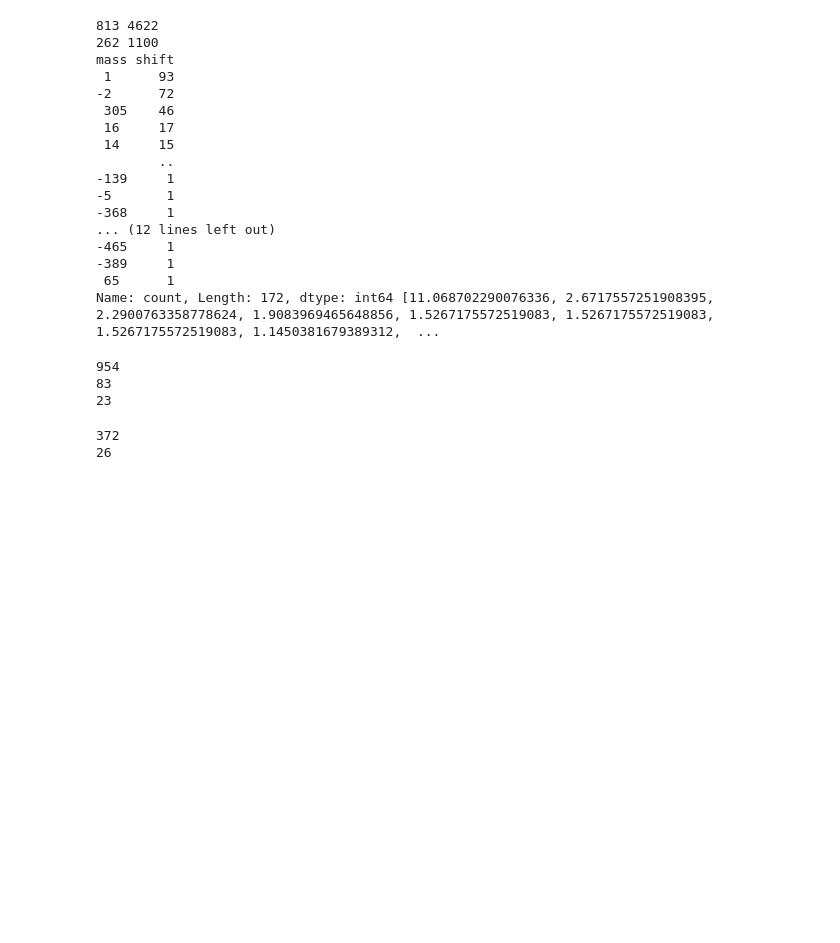
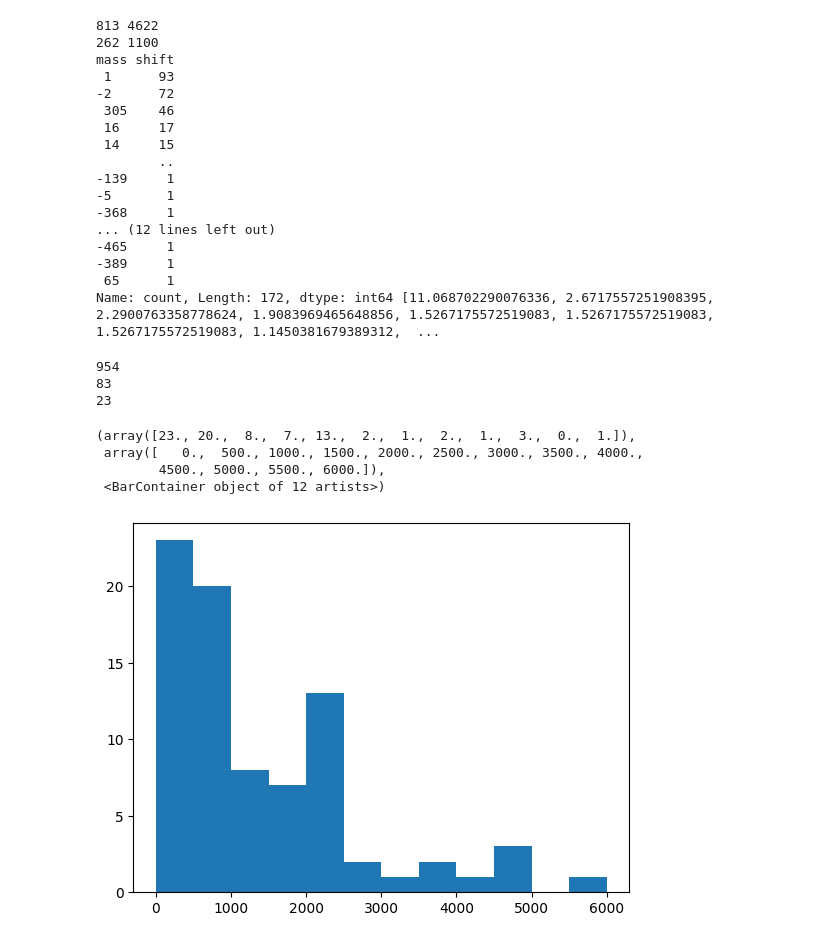
Before and after one commit to todanielwang/TopMPI, a Jupyter notebook: Experiments/notebook.ipynb, the cells around one changed output. Drawn from its saved outputs; the diff is of its cells as text; code cells hidden in the pictures; blank space fills up the shorter version.

```diff
--- a/Experiments/notebook.ipynb
+++ b/Experiments/notebook.ipynb
@@ -5045,63 +5045,56 @@ Name: count, Length: 172, dtype: int64 [11.068702290076336, 2.6717557251908395,
 import util
 import pandas as pd
 import matplotlib.pyplot as plt
+import numpy as np
 
 prsm = util.read_tsv("Figures/fig5-6Venndiagram/Yeast_1_TotalPrSM.tsv")
 
 primary_prsm = prsm[~prsm['Data file name'].str.contains('SecondPrSM_ms2.msalign')].reset_index(drop=True)
 secondary_prsm = prsm[prsm['Data file name'].str.contains('SecondPrSM_ms2.msalign')].reset_index(drop=True)
 
 output = pd.merge(left=primary_prsm, right=secondary_prsm, on="Scan(s)", how="inner")
 
 print(output.shape[0])
 
 common = output[output["Protein accession_x"] == output['Protein accession_y']].reset_index(drop=True)
 interest = output[output["Protein accession_x"] != output['Protein accession_y']].reset_index(drop=True)
 
 interest["avglogEvalue"] = (np.log(interest["E-value_x"]) + np.log(interest["E-value_y"])) / 2
-interest.sort_values(by="avglogEvalue")
+interest = interest.sort_values(by="avglogEvalue")
 
 
-interest.to_csv("interest.tsv", sep="\t", index=False)
+# interest.to_csv("interest.tsv", sep="\t", index=False)
 
 common["diff"] = abs(common["Precursor mass_x"] - common["Precursor mass_y"])
 
 
 
 print(common.shape[0])
 
 print(common[common["diff"] < 500].shape[0])
+
+bins = range(0, 6500, 500)
+
+plt.hist(common["diff"], bins=bins)
+
+# plt.close()
+
+# plt.hist(common[common["diff"] < 500]["diff"])
+
+# plt.title("Difference < 500 Da")
+
+
 # leftscans = common["Scan(s)_x"].tolist()
 # rightscans = common["Scan(s)_y"].tolist()
 
 # final = interest[(~interest["Scan(s)_x"].isin(leftscans)) & (~interest["Scan(s)_y"].isin(rightscans))]
 # print(final.shape[0])
 # %% [output]
 954
 83
 23
+(array([23., 20.,  8.,  7., 13.,  2.,  1.,  2.,  1.,  3.,  0.,  1.]),
+ array([   0.,  500., 1000., 1500., 2000., 2500., 3000., 3500., 4000.,
+        4500., 5000., 5500., 6000.]),
+ <BarContainer object of 12 artists>)
+[figure, added]
-# %%
-import util
-import pandas as pd
-
-prsm1 = util.read_tsv("Figures/fig5-6Venndiagram/Yeast_1_Primary_ms2_temp_prsm.tsv")
-prsm2 = util.read_tsv("Figures/fig5-6Venndiagram/Yeast_1_Secondary_ms2_temp_prsm.tsv")
-
-proteoform1 = util.getProteoforms(prsm1)
-proteoform2 = util.getProteoforms(prsm2)
-
-proteoform1["Q-value"] = util.calculate_q_values(proteoform1)
-proteoform2["Q-value"] = util.calculate_q_values(proteoform2)
-
-proteoform1final = proteoform1[(~proteoform1['Protein accession'].str.contains('DECOY')) & (proteoform1["Q-value"] < 0.01)].reset_index(drop=True)
-proteoform2final = proteoform2[(~proteoform2['Protein accession'].str.contains('DECOY')) & (proteoform2["Q-value"] < 0.01)].reset_index(drop=True)
-
-output = pd.merge(left=proteoform1final, right=proteoform2final, on="Feature ID", how="inner")
-print(output.shape[0])
-
-interest = output[output["Protein accession_x"] != output['Protein accession_y']].reset_index(drop=True)
-
-print(interest.shape[0])
-# %% [output]
-372
-26
```
Also changed, not shown: parts of 3 cells of this notebook, 6 other files.
